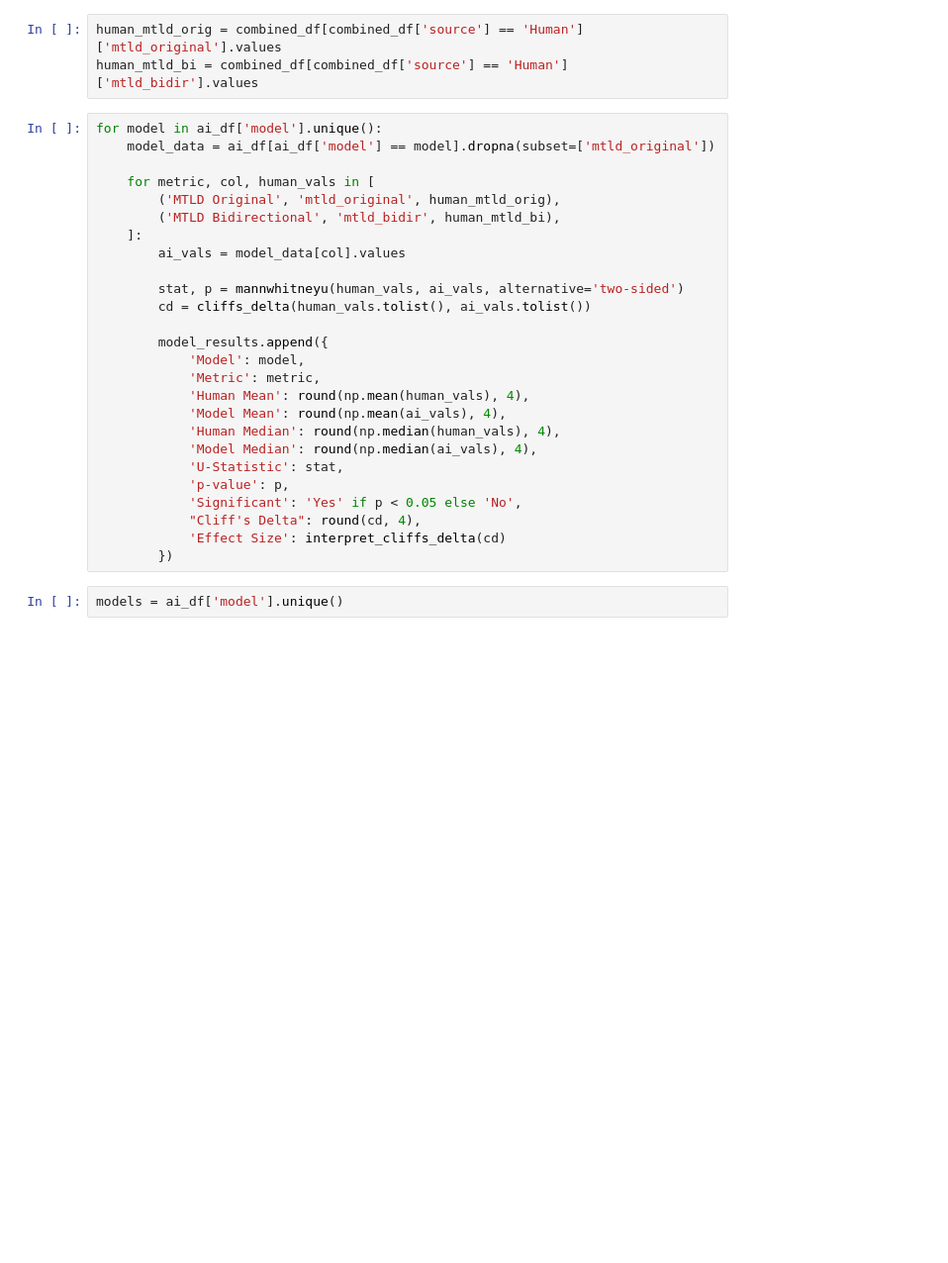
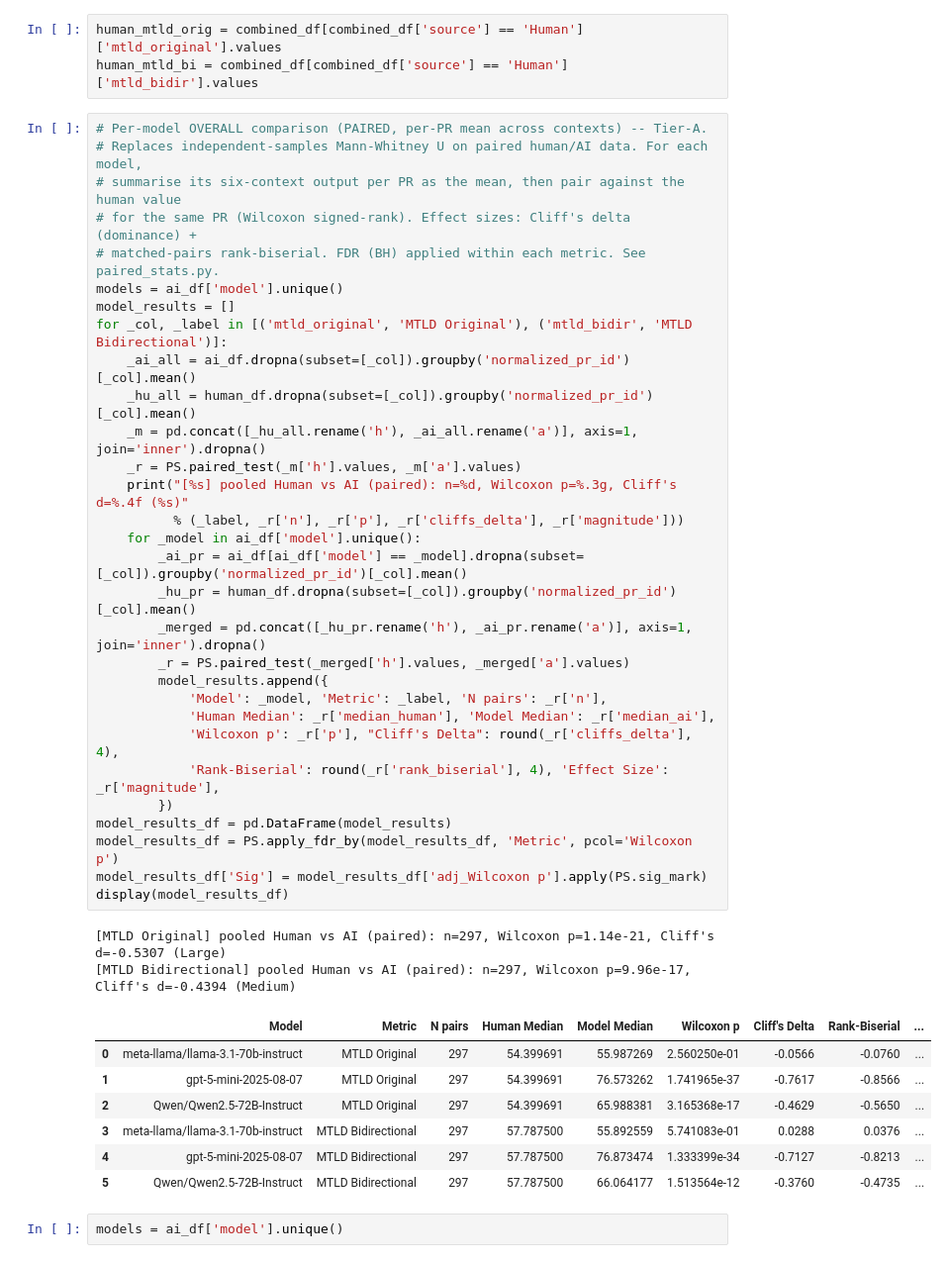
Before and after one commit to NAIST-SE/generated-ai-pull-requests-replication, a Jupyter notebook: analysis/analysis_rq2_mtld.ipynb, the cells around one changed output. Shown at 99% size. Saved outputs shown, nothing was run; the diff lists cells and outputs as text; blank space fills up the shorter version.

```diff
--- a/analysis/analysis_rq2_mtld.ipynb
+++ b/analysis/analysis_rq2_mtld.ipynb
@@ -236,31 +237,45 @@ model_results = []
 human_mtld_orig = combined_df[combined_df['source'] == 'Human']['mtld_original'].values
 human_mtld_bi = combined_df[combined_df['source'] == 'Human']['mtld_bidir'].values
 # %%
-for model in ai_df['model'].unique():
-    model_data = ai_df[ai_df['model'] == model].dropna(subset=['mtld_original'])
-
-    for metric, col, human_vals in [
-        ('MTLD Original', 'mtld_original', human_mtld_orig),
-        ('MTLD Bidirectional', 'mtld_bidir', human_mtld_bi),
-    ]:
-        ai_vals = model_data[col].values
-
-        stat, p = mannwhitneyu(human_vals, ai_vals, alternative='two-sided')
-        cd = cliffs_delta(human_vals.tolist(), ai_vals.tolist())
-
+# Per-model OVERALL comparison (PAIRED, per-PR mean across contexts) -- Tier-A.
+# Replaces independent-samples Mann-Whitney U on paired human/AI data. For each model,
+# summarise its six-context output per PR as the mean, then pair against the human value
+# for the same PR (Wilcoxon signed-rank). Effect sizes: Cliff's delta (dominance) +
+# matched-pairs rank-biserial. FDR (BH) applied within each metric. See paired_stats.py.
+models = ai_df['model'].unique()
+model_results = []
+for _col, _label in [('mtld_original', 'MTLD Original'), ('mtld_bidir', 'MTLD Bidirectional')]:
+    _ai_all = ai_df.dropna(subset=[_col]).groupby('normalized_pr_id')[_col].mean()
+    _hu_all = human_df.dropna(subset=[_col]).groupby('normalized_pr_id')[_col].mean()
+    _m = pd.concat([_hu_all.rename('h'), _ai_all.rename('a')], axis=1, join='inner').dropna()
+    _r = PS.paired_test(_m['h'].values, _m['a'].values)
+    print("[%s] pooled Human vs AI (paired): n=%d, Wilcoxon p=%.3g, Cliff's d=%.4f (%s)"
+          % (_label, _r['n'], _r['p'], _r['cliffs_delta'], _r['magnitude']))
+    for _model in ai_df['model'].unique():
+        _ai_pr = ai_df[ai_df['model'] == _model].dropna(subset=[_col]).groupby('normalized_pr_id')[_col].mean()
+        _hu_pr = human_df.dropna(subset=[_col]).groupby('normalized_pr_id')[_col].mean()
+        _merged = pd.concat([_hu_pr.rename('h'), _ai_pr.rename('a')], axis=1, join='inner').dropna()
+        _r = PS.paired_test(_merged['h'].values, _merged['a'].values)
         model_results.append({
-            'Model': model,
-            'Metric': metric,
-            'Human Mean': round(np.mean(human_vals), 4),
-            'Model Mean': round(np.mean(ai_vals), 4),
-            'Human Median': round(np.median(human_vals), 4),
-            'Model Median': round(np.median(ai_vals), 4),
-            'U-Statistic': stat,
-            'p-value': p,
-            'Significant': 'Yes' if p < 0.05 else 'No',
-            "Cliff's Delta": round(cd, 4),
-            'Effect Size': interpret_cliffs_delta(cd)
+            'Model': _model, 'Metric': _label, 'N pairs': _r['n'],
+            'Human Median': _r['median_human'], 'Model Median': _r['median_ai'],
+            'Wilcoxon p': _r['p'], "Cliff's Delta": round(_r['cliffs_delta'], 4),
+            'Rank-Biserial': round(_r['rank_biserial'], 4), 'Effect Size': _r['magnitude'],
         })
+model_results_df = pd.DataFrame(model_results)
+model_results_df = PS.apply_fdr_by(model_results_df, 'Metric', pcol='Wilcoxon p')
+model_results_df['Sig'] = model_results_df['adj_Wilcoxon p'].apply(PS.sig_mark)
+display(model_results_df)
+# %% [output]
+[MTLD Original] pooled Human vs AI (paired): n=297, Wilcoxon p=1.14e-21, Cliff's d=-0.5307 (Large)
+[MTLD Bidirectional] pooled Human vs AI (paired): n=297, Wilcoxon p=9.96e-17, Cliff's d=-0.4394 (Medium)
+|  | Model | Metric | N pairs | Human Median | Model Median | Wilcoxon p | Cliff's Delta | Rank-Biserial | ... |
+| 0 | meta-llama/llama-3.1-70b-instruct | MTLD Original | 297 | 54.399691 | 55.987269 | 2.560250e-01 | -0.0566 | -0.0760 | ... |
+| 1 | gpt-5-mini-2025-08-07 | MTLD Original | 297 | 54.399691 | 76.573262 | 1.741965e-37 | -0.7617 | -0.8566 | ... |
+| 2 | Qwen/Qwen2.5-72B-Instruct | MTLD Original | 297 | 54.399691 | 65.988381 | 3.165368e-17 | -0.4629 | -0.5650 | ... |
+| 3 | meta-llama/llama-3.1-70b-instruct | MTLD Bidirectional | 297 | 57.787500 | 55.892559 | 5.741083e-01 | 0.0288 | 0.0376 | ... |
+| 4 | gpt-5-mini-2025-08-07 | MTLD Bidirectional | 297 | 57.787500 | 76.873474 | 1.333399e-34 | -0.7127 | -0.8213 | ... |
+| 5 | Qwen/Qwen2.5-72B-Instruct | MTLD Bidirectional | 297 | 57.787500 | 66.064177 | 1.513564e-12 | -0.3760 | -0.4735 | ... |
 # %%
 models = ai_df['model'].unique()
 # %%
```
Also changed, not shown: parts of 4 cells of this notebook, 13 other files.
